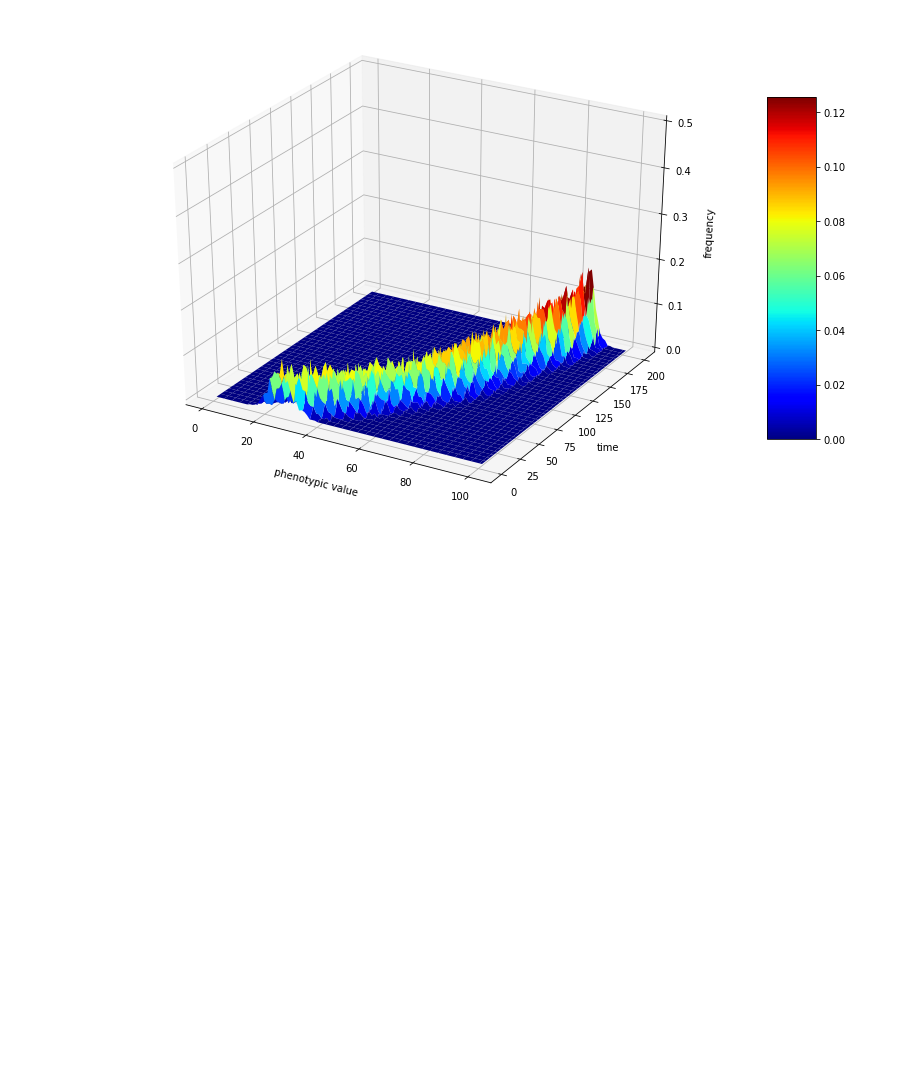
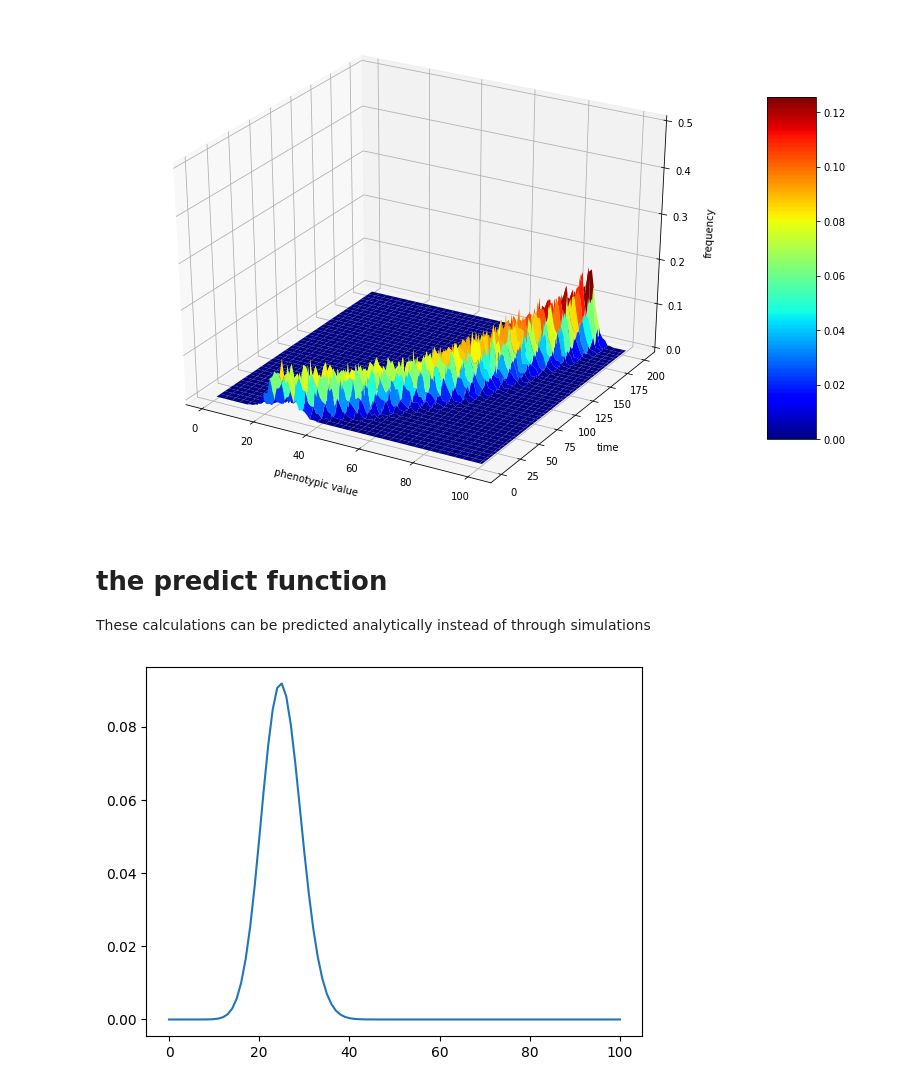
Before and after one commit to porygon-tech/ECO, a Jupyter notebook: demos/tutorial_EVO.ipynb, the cells around one changed output. Saved outputs shown, nothing was run; the diff lists cells and outputs as text; code cells hidden in the pictures; blank space fills up the shorter version.

```diff
--- a/demos/tutorial_EVO.ipynb
+++ b/demos/tutorial_EVO.ipynb
@@ -84,3 +99,12 @@ plt.show()
 # %% [output]
 [figure]
 [figure]
+# %% [markdown]
+# the predict function
+These calculations can be predicted analytically instead of through simulations
+# %%
+nstates = nloci+1
+v0 = np.c_[np.array([evo.bindist(nloci,i,skw) for i in range(nstates)])]
+mx.showlist(v0)
+# %% [output]
+[figure, added]
```
Also changed, not shown: parts of 13 cells of this notebook.
